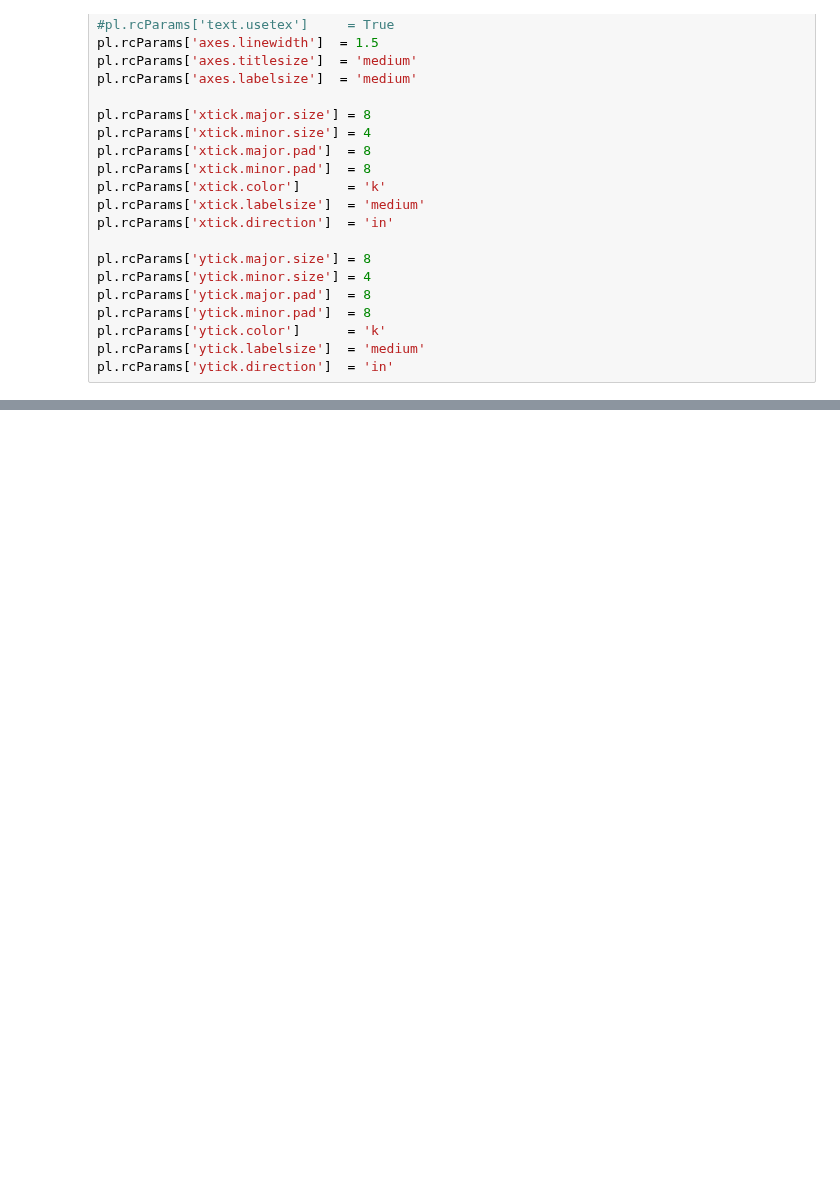
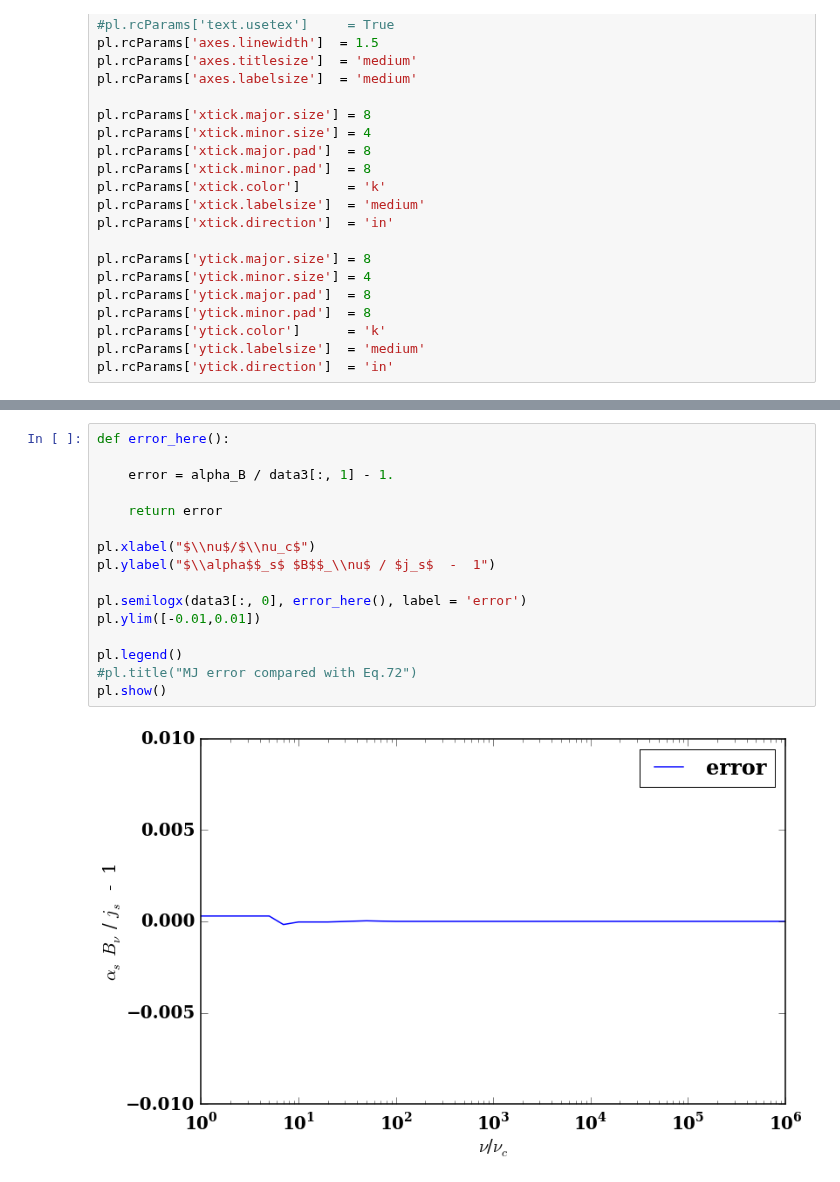
Before and after one commit to ZhaoweiZ/kappa_summer, a Jupyter notebook: absorptivity_thermal_48_with_resonance.ipynb, the cells around one changed output, grey strips where cells are left out. Saved outputs shown, nothing was run; the diff lists cells and outputs as text; blank space fills up the shorter version.

```diff
--- a/absorptivity_thermal_48_with_resonance.ipynb
+++ b/absorptivity_thermal_48_with_resonance.ipynb
@@ -189,0 +263,18 @@ print Planck_function() * 8.57856082973e-13
+# %%
+def error_here():
+
+    error = alpha_B / data3[:, 1] - 1.
+
+    return error
+
+pl.xlabel("$\\nu$/$\\nu_c$")
+pl.ylabel("$\\alpha$$_s$ $B$$_\\nu$ / $j_s$  -  1")
+
+pl.semilogx(data3[:, 0], error_here(), label = 'error')
+pl.ylim([-0.01,0.01])
+
+pl.legend()
+#pl.title("MJ error compared with Eq.72")
+pl.show()
+# %% [output]
+[figure, added]
```
Also changed, not shown: parts of 9 cells of this notebook, 6 other files.
